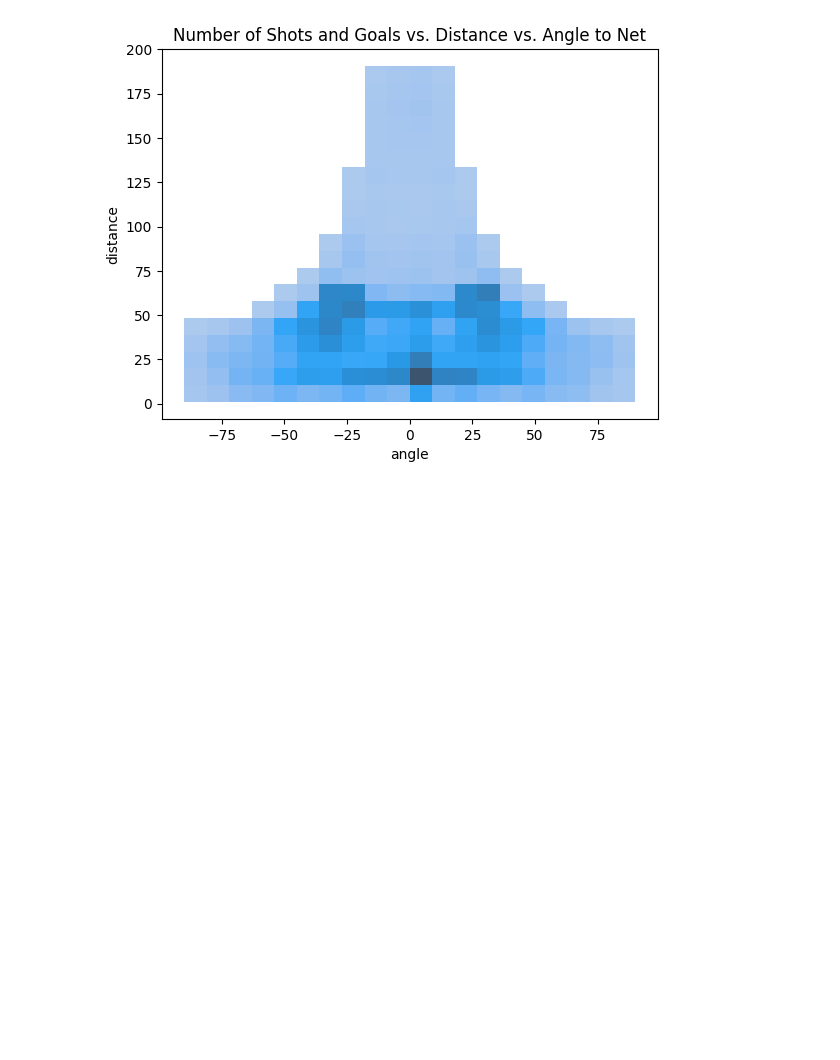
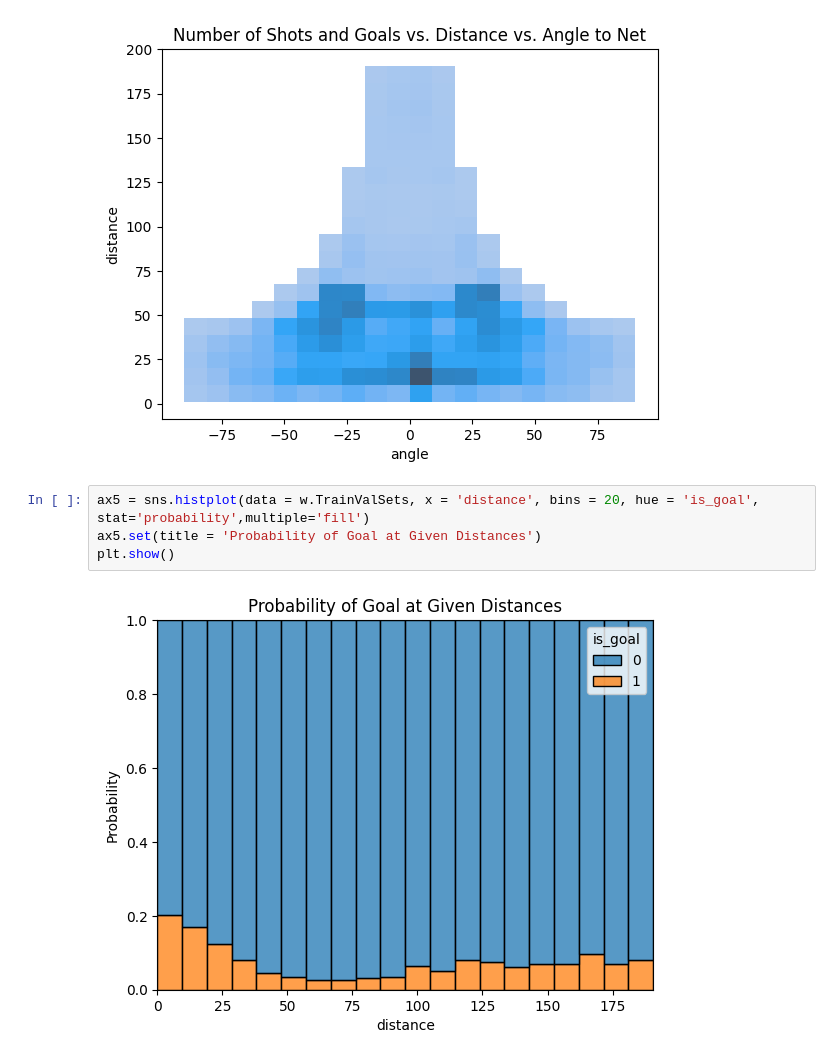
Before and after one commit to Jay-D13/IFT6758-A5-NHL, a Jupyter notebook: ift6758/features/Question02_Features.ipynb, the cells around one changed output. Saved outputs shown, nothing was run; the diff lists cells and outputs as text; blank space fills up the shorter version.

Commit message:
parties 2 et 3 les autres histogrammes sont fait
question02 complet

```diff
--- a/ift6758/features/Question02_Features.ipynb
+++ b/ift6758/features/Question02_Features.ipynb
@@ -126,3 +126,9 @@ ax4.set(title='Number of Shots and Goals vs. Distance vs. Angle to Net',xlabel =
 plt.show()
 # %% [output]
 [figure]
+# %%
+ax5 = sns.histplot(data = w.TrainValSets, x = 'distance', bins = 20, hue = 'is_goal', stat='probability',multiple='fill')
+ax5.set(title = 'Probability of Goal at Given Distances')
+plt.show()
+# %% [output]
+[figure, added]
```
Also changed, not shown: parts of 2 cells of this notebook.
